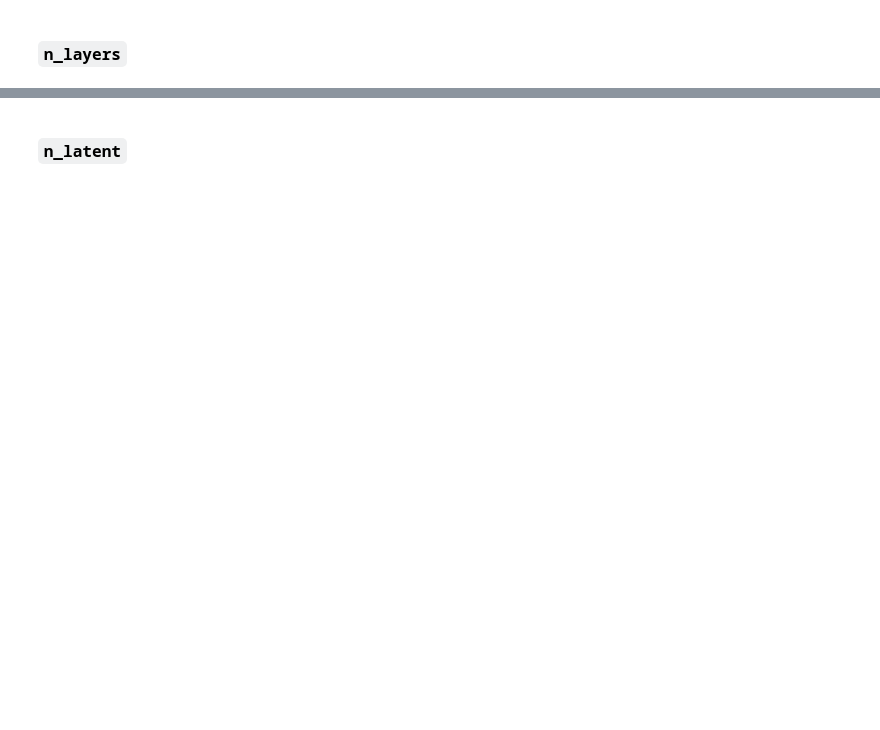
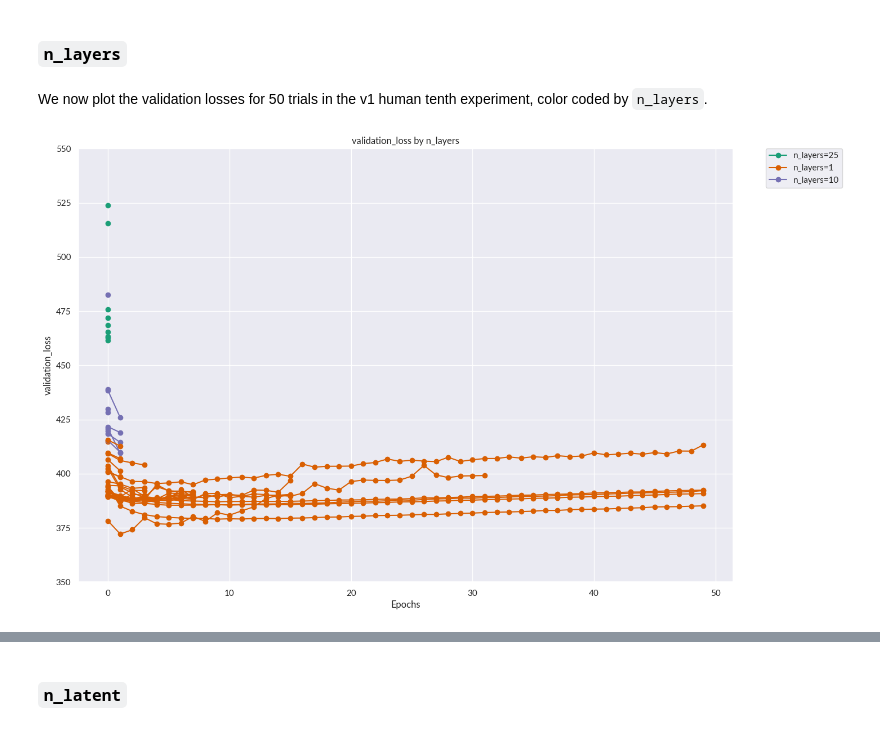
Before and after one commit to YosefLab/census-scvi, a Jupyter notebook: experiments/autotune/notebooks/2023_09_autotune_report.ipynb, the cells around one changed output, grey strips where cells are left out. Saved outputs shown, nothing was run; the diff lists cells and outputs as text; code cells hidden in the pictures; blank space fills up the shorter version.

```diff
--- a/experiments/autotune/notebooks/2023_09_autotune_report.ipynb
+++ b/experiments/autotune/notebooks/2023_09_autotune_report.ipynb
@@ -193,2 +213,16 @@ Observations:
 # %% [markdown]
 ### `n_layers`
+# %% [markdown]
+We now plot the validation losses for 50 trials in the v1 human tenth experiment, color coded by `n_layers`.
+# %%
+experiment_id = "2023_08_22_human_tenth"
+plot_trials(
+    experiments[experiment_id][TRIAL_INFO_KEY],
+    experiments[experiment_id][TRIAL_PROGRESS_KEY],
+    experiments[experiment_id][TRIAL_PARAMS_KEY],
+    "n_layers",
+    figsize=(15, 10),
+    ylim=(350, 550),
+)
+# %% [output]
+[figure, added]
```
Also changed, not shown: parts of 35 cells of this notebook, 1 other file.
